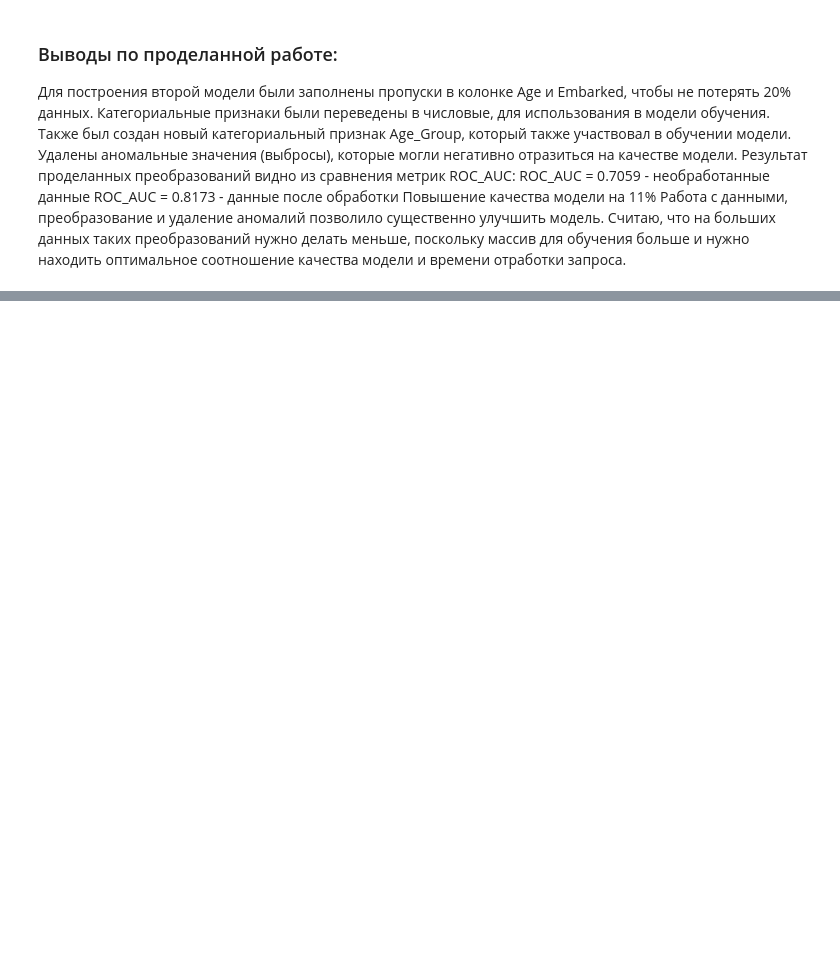
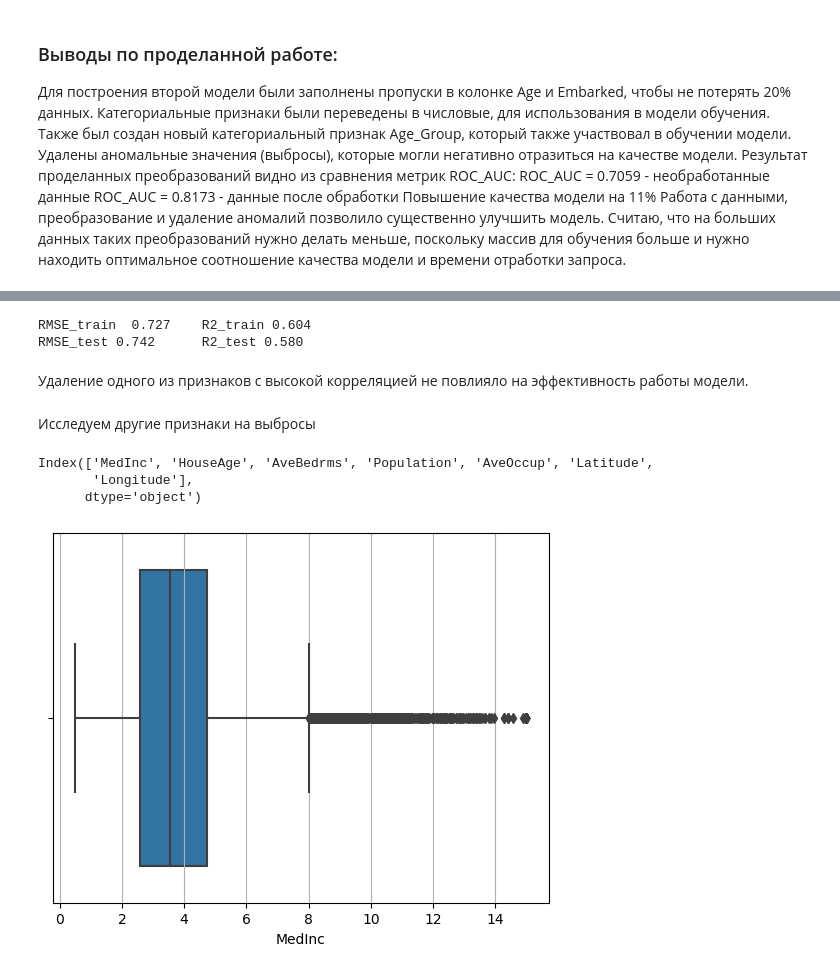
Before and after one commit to VyacheslavGusev/Machine_Lerning, a Jupyter notebook: ML_practice.ipynb, the cells around one changed output, grey strips where cells are left out. Cells and saved outputs as stored; diff of their text form; code cells hidden in the pictures; blank space fills up the shorter version.

```diff
--- a/ML_practice.ipynb
+++ b/ML_practice.ipynb
@@ -1321,0 +1457,3 @@ ROC_AUC = 0.8173 - данные после обработки
+# %%
+X = X.drop(columns=['AveRooms'])
+X.head()
@@ -1321,0 +1467,19 @@ ROC_AUC = 0.8173 - данные после обработки
+# %%
+get_metrics(X,y)
+# %% [output]
+RMSE_train  0.727    R2_train 0.604
+RMSE_test 0.742      R2_test 0.580
+# %% [markdown]
+Удаление одного из признаков с высокой корреляцией не повлияло на эффективность работы модели.
+# %% [markdown]
+Исследуем другие признаки на выбросы
+# %%
+X.columns
+# %% [output]
+Index(['MedInc', 'HouseAge', 'AveBedrms', 'Population', 'AveOccup', 'Latitude',
+       'Longitude'],
+      dtype='object')
+# %%
+get_boxplot(X, ['MedInc'])
+# %% [output]
+[figure, added]
```
Also changed, not shown: parts of 62 cells of this notebook.
